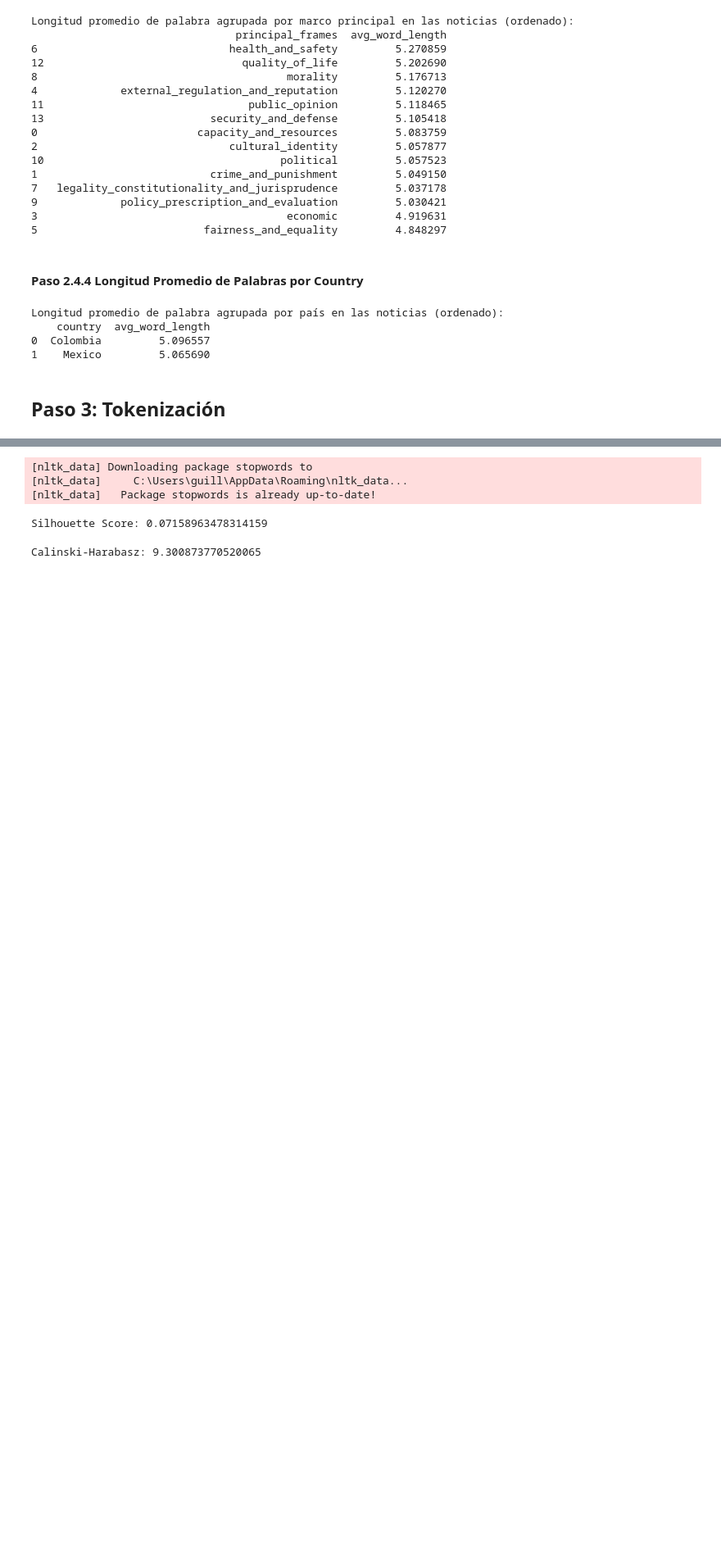
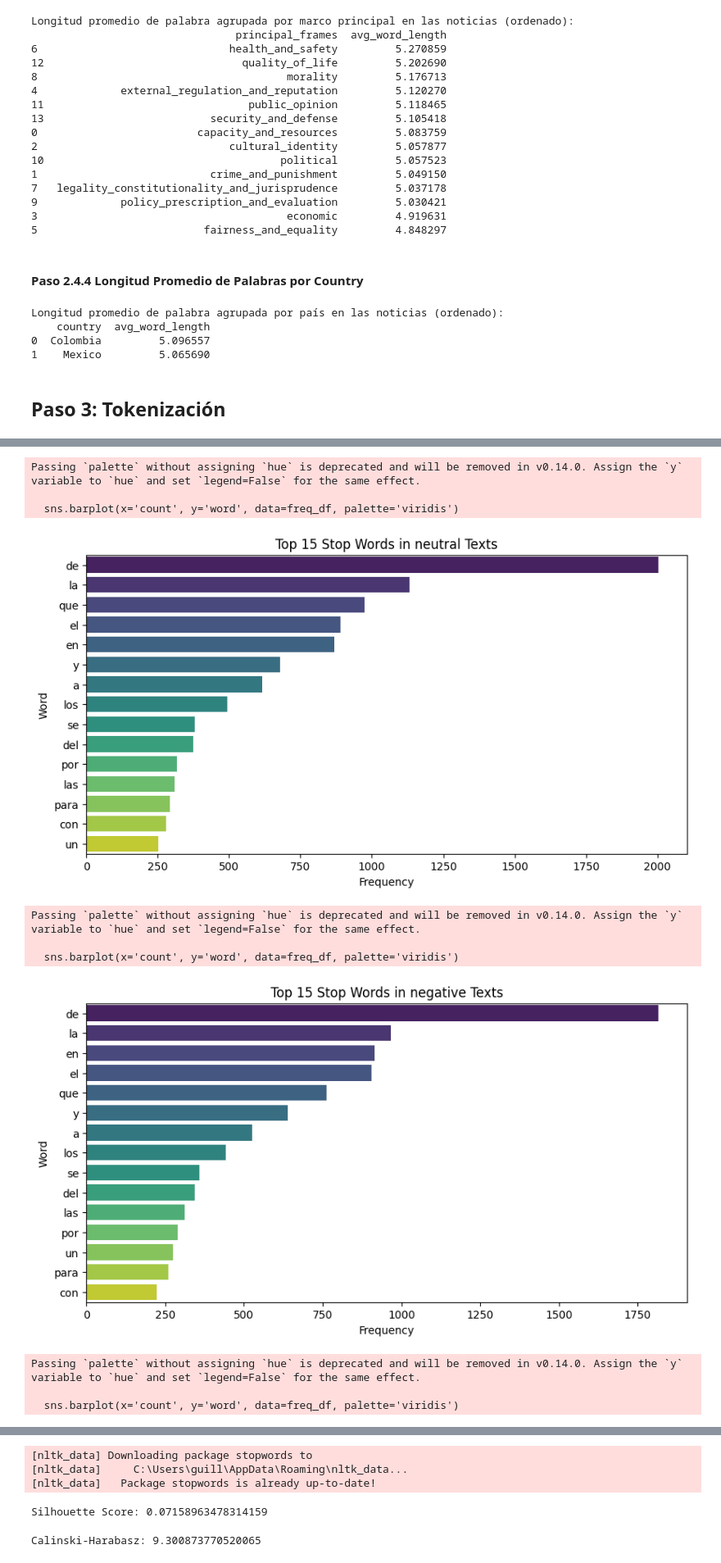
Before and after one commit to BlueAutomata/tesis-optimizacion-de-modelos-de-question-answering, a Jupyter notebook: Notebooks/EDA.ipynb, the cells around one changed output, grey strips where cells are left out. Shown at 82% size. Cells and saved outputs as stored; diff of their text form; code cells hidden in the pictures; blank space fills up the shorter version.

```diff
--- a/Notebooks/EDA.ipynb
+++ b/Notebooks/EDA.ipynb
@@ -696,0 +716,33 @@ Longitud promedio de palabra agrupada por país en las noticias (ordenado):
+# %%
+# Dictionary to hold word counts per tone
+tone_word_counts = {}
+
+# Loop through each tone
+for tone in df['tone'].unique():
+    # Combine all text for that tone
+    text = ' '.join(df[df['tone'] == tone]['news_stopwords'].dropna())
+    words = text.split()
+    tone_word_counts[tone] = Counter(words)
+
+# Plot top 15 words per tone
+for tone, counter in tone_word_counts.items():
+    freq_df = pd.DataFrame(counter.items(), columns=['word', 'count']).sort_values(by='count', ascending=False).head(15)
+
+    plt.figure(figsize=(10,5))
+    sns.barplot(x='count', y='word', data=freq_df, palette='viridis')
+    plt.title(f'Top 15 Stop Words in {tone} Texts')
+    plt.xlabel('Frequency')
+    plt.ylabel('Word')
+    plt.show()
+# %% [output]
+Passing `palette` without assigning `hue` is deprecated and will be removed in v0.14.0. Assign the `y` variable to `hue` and set `legend=False` for the same effect.
+
+  sns.barplot(x='count', y='word', data=freq_df, palette='viridis')
+[figure, added]
+Passing `palette` without assigning `hue` is deprecated and will be removed in v0.14.0. Assign the `y` variable to `hue` and set `legend=False` for the same effect.
+
+  sns.barplot(x='count', y='word', data=freq_df, palette='viridis')
+[figure, added]
+Passing `palette` without assigning `hue` is deprecated and will be removed in v0.14.0. Assign the `y` variable to `hue` and set `legend=False` for the same effect.
+
+  sns.barplot(x='count', y='word', data=freq_df, palette='viridis')
```
Also changed, not shown: parts of 21 cells of this notebook.
